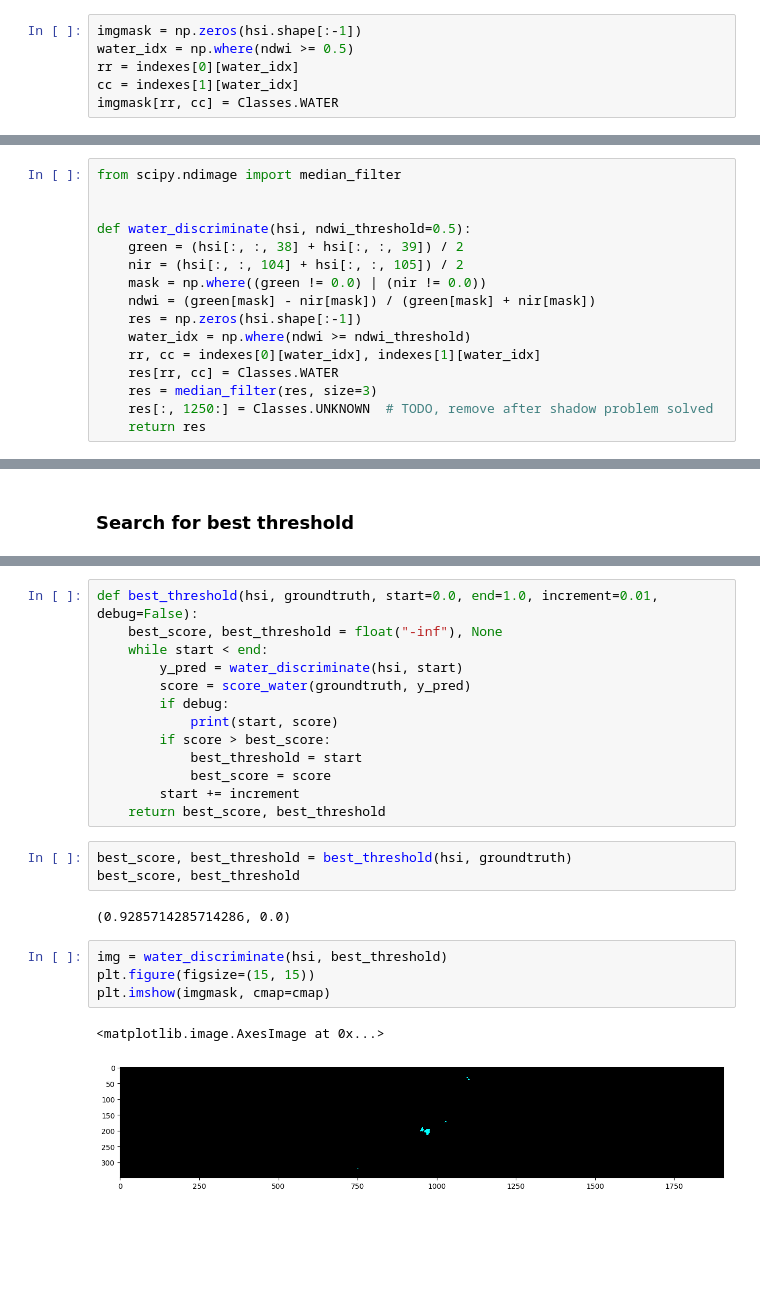
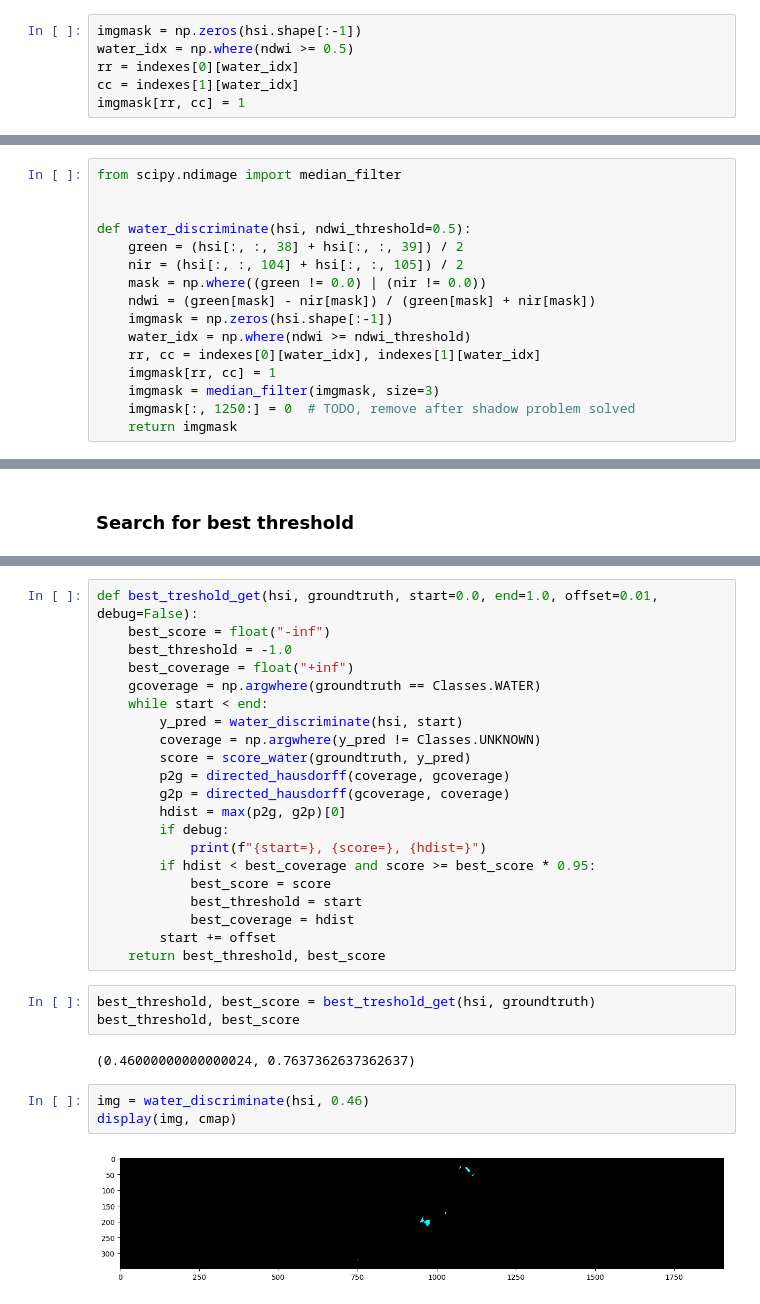
Before and after one commit to istratii/imli, a Jupyter notebook: water.ipynb, the cells around one changed output, grey strips where cells are left out. Cells and saved outputs as stored; diff of their text form; blank space fills up the shorter version.

Commit message:
fix: best threshold finding

```diff
--- a/water.ipynb
+++ b/water.ipynb
@@ -40,7 +40,7 @@ imgmask = np.zeros(hsi.shape[:-1])
 water_idx = np.where(ndwi >= 0.5)
 rr = indexes[0][water_idx]
 cc = indexes[1][water_idx]
-imgmask[rr, cc] = Classes.WATER
+imgmask[rr, cc] = 1
 # %% [markdown]
 ### Color Map
 # %%
@@ -85,13 +85,13 @@ def water_discriminate(hsi, ndwi_threshold=0.5):
     nir = (hsi[:, :, 104] + hsi[:, :, 105]) / 2
     mask = np.where((green != 0.0) | (nir != 0.0))
     ndwi = (green[mask] - nir[mask]) / (green[mask] + nir[mask])
-    res = np.zeros(hsi.shape[:-1])
+    imgmask = np.zeros(hsi.shape[:-1])
     water_idx = np.where(ndwi >= ndwi_threshold)
     rr, cc = indexes[0][water_idx], indexes[1][water_idx]
-    res[rr, cc] = Classes.WATER
-    res = median_filter(res, size=3)
-    res[:, 1250:] = Classes.UNKNOWN  # TODO, remove after shadow problem solved
-    return res
+    imgmask[rr, cc] = 1
+    imgmask = median_filter(imgmask, size=3)
+    imgmask[:, 1250:] = 0  # TODO, remove after shadow problem solved
+    return imgmask
 # %% [markdown]
 ### Test coincidence with groundtruth
 # %%
@@ -108,25 +112,31 @@ score_water(groundtruth, water_discriminate(hsi))
 # %%
-def best_threshold(hsi, groundtruth, start=0.0, end=1.0, increment=0.01, debug=False):
-    best_score, best_threshold = float("-inf"), None
+def best_treshold_get(hsi, groundtruth, start=0.0, end=1.0, offset=0.01, debug=False):
+    best_score = float("-inf")
+    best_threshold = -1.0
+    best_coverage = float("+inf")
+    gcoverage = np.argwhere(groundtruth == Classes.WATER)
     while start < end:
         y_pred = water_discriminate(hsi, start)
+        coverage = np.argwhere(y_pred != Classes.UNKNOWN)
         score = score_water(groundtruth, y_pred)
+        p2g = directed_hausdorff(coverage, gcoverage)
+        g2p = directed_hausdorff(gcoverage, coverage)
+        hdist = max(p2g, g2p)[0]
         if debug:
-            print(start, score)
-        if score > best_score:
+            print(f"{start=}, {score=}, {hdist=}")
+        if hdist < best_coverage and score >= best_score * 0.95:
+            best_score = score
             best_threshold = start
-            best_score = score
-        start += increment
-    return best_score, best_threshold
+            best_coverage = hdist
+        start += offset
+    return best_threshold, best_score
-# %%
-best_score, best_threshold = best_threshold(hsi, groundtruth)
-best_score, best_threshold
-# %% [output]
-(0.9285714285714286, 0.0)
-# %%
-img = water_discriminate(hsi, best_threshold)
-plt.figure(figsize=(15, 15))
-plt.imshow(imgmask, cmap=cmap)
-# %% [output]
-<matplotlib.image.AxesImage at 0x...>
-[figure, removed]
+# %%
+best_threshold, best_score = best_treshold_get(hsi, groundtruth)
+best_threshold, best_score
+# %% [output]
+(0.46000000000000024, 0.7637362637362637)
+# %%
+img = water_discriminate(hsi, 0.46)
+display(img, cmap)
+# %% [output]
+[figure, added]
```
Also changed, not shown: parts of 9 cells of this notebook.
